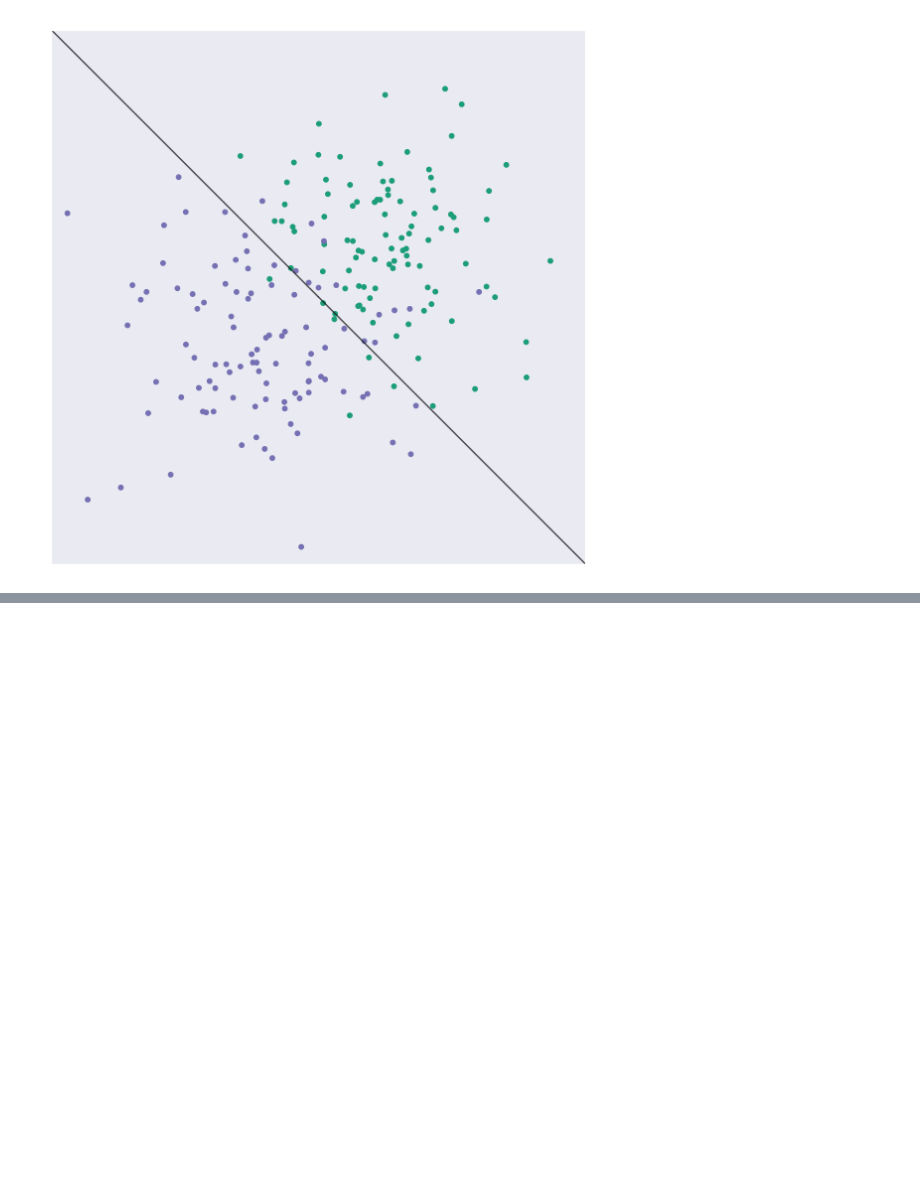
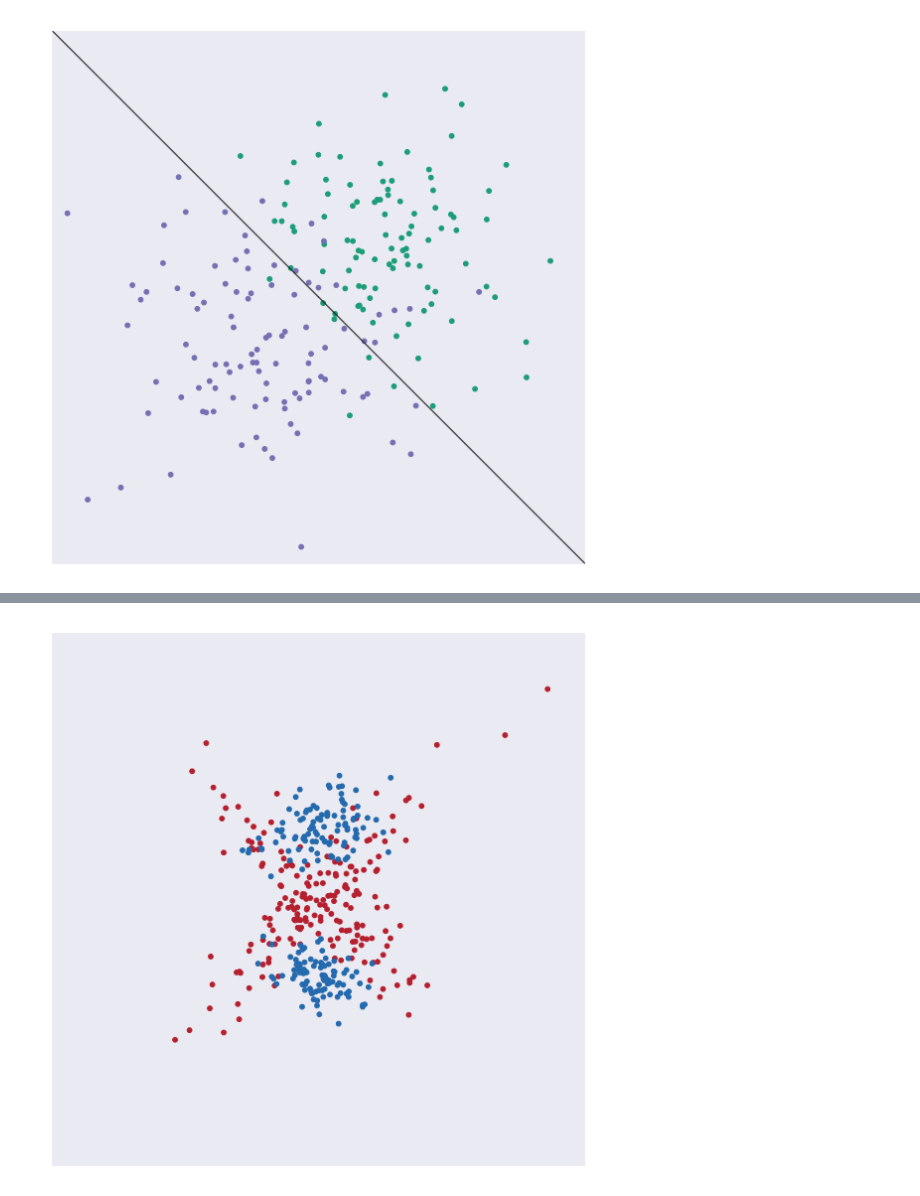
Before and after one commit to neurodata/talks, a Jupyter notebook: rock20/Rockefeller_figs.ipynb, the cells around one changed output, grey strips where cells are left out. Cells and saved outputs as stored; diff of their text form; code cells hidden in the pictures; blank space fills up the shorter version.

```diff
--- a/rock20/Rockefeller_figs.ipynb
+++ b/rock20/Rockefeller_figs.ipynb
@@ -249,0 +264,18 @@ plt.show()
+# %%
+from math import sqrt
+rot = 1.0 / sqrt(2)
+R = np.asarray([[rot, -rot],[rot, rot]])
+Z3 = Z1 @ R
+Z4 = Z2 @ R
+# %%
+filename = 's6.png'
+plot_data(Z3,
+          Z4,
+          col1 = colors[8],
+          col2 = colors[0],
+          filename = filename,
+          test_point = None,
+          opacity = 1,
+          grid = True)
+# %% [output]
+[figure, added]
```
Also changed, not shown: parts of 11 cells of this notebook, 7 other files.
